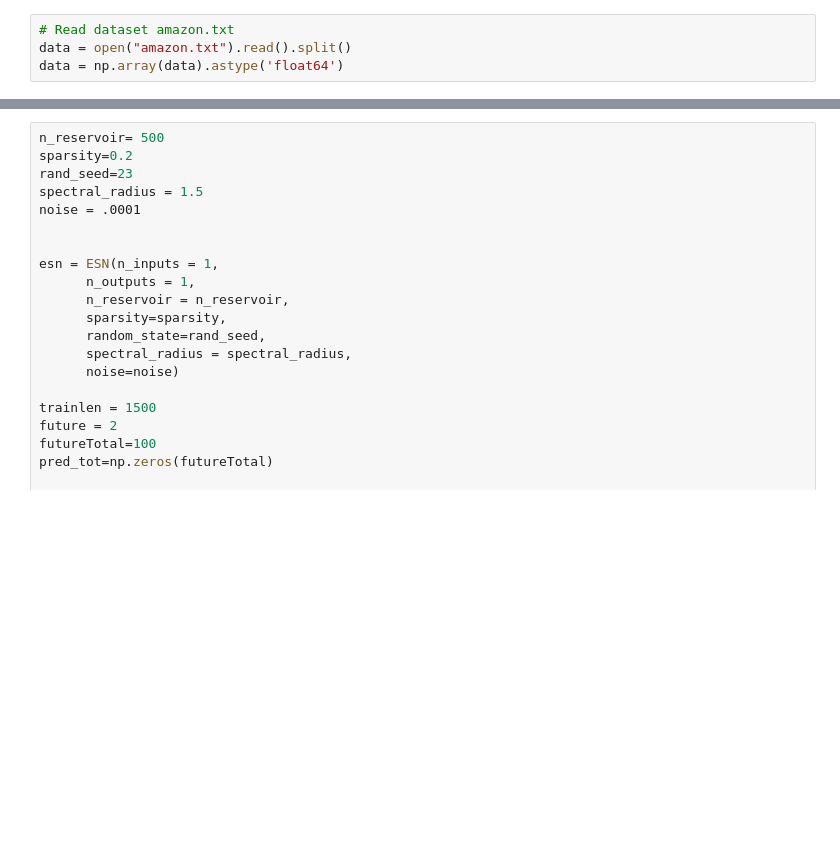
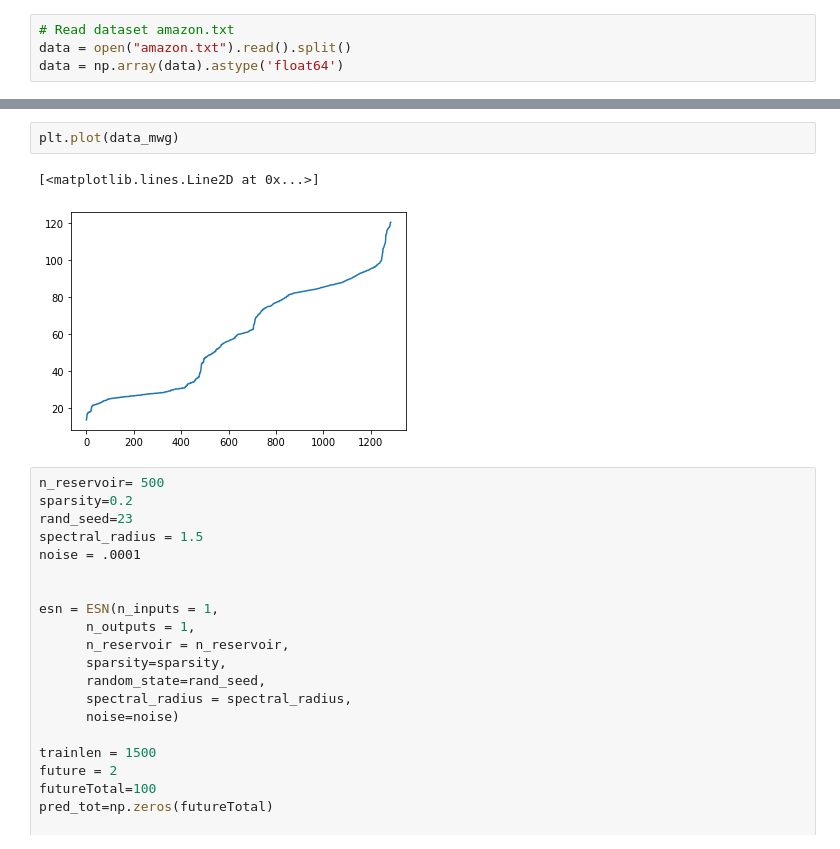
Before and after one commit to sangqle/Study, a Jupyter notebook: jupyter-notebook/EchoStateNetworks/Echo_State_Networks.ipynb, the cells around one changed output, grey strips where cells are left out. Drawn from its saved outputs; the diff is of its cells as text; blank space fills up the shorter version.

```diff
--- a/jupyter-notebook/EchoStateNetworks/Echo_State_Networks.ipynb
+++ b/jupyter-notebook/EchoStateNetworks/Echo_State_Networks.ipynb
@@ -22,3 +28,8 @@ len(data)
+# %%
+plt.plot(data_mwg)
+# %% [output]
+[<matplotlib.lines.Line2D at 0x...>]
+[figure, added]
 # %%
 n_reservoir= 500
 sparsity=0.2
```
Also changed, not shown: parts of 9 cells of this notebook, 1 other file.
